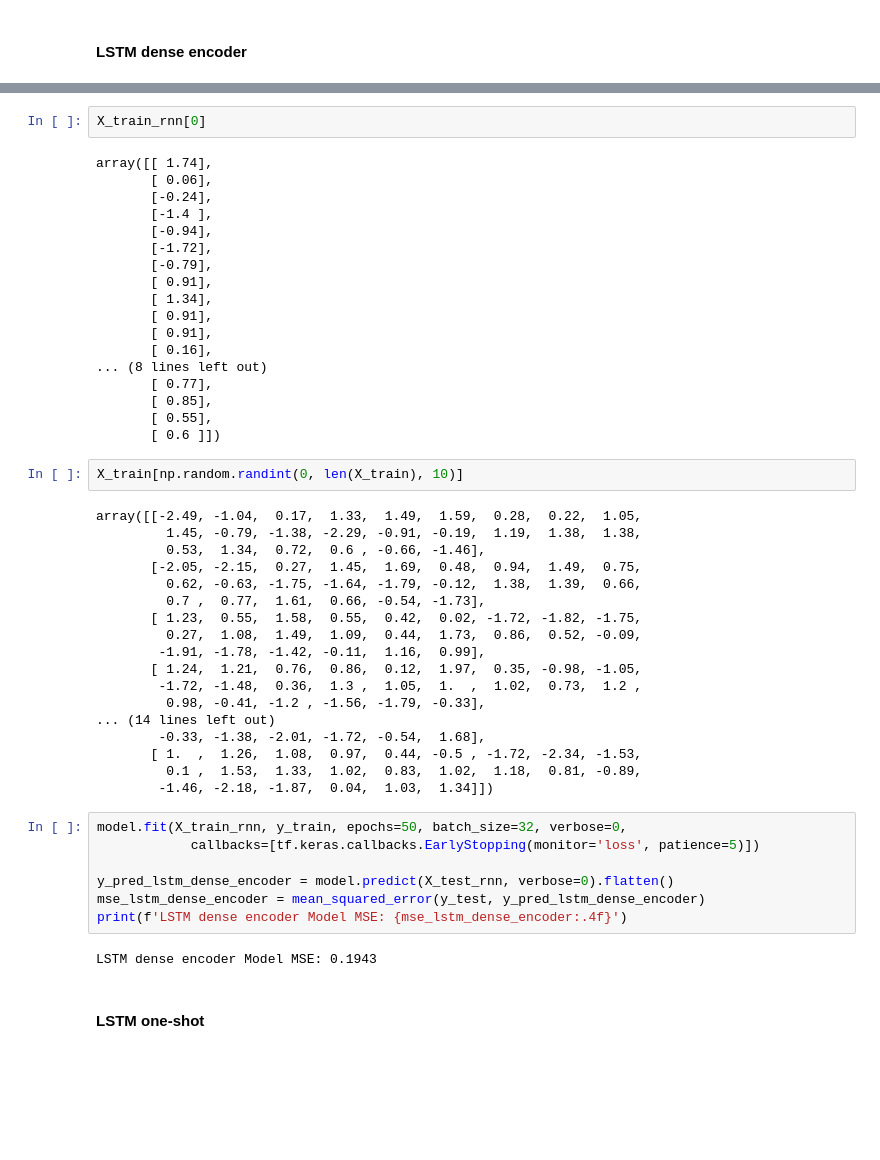
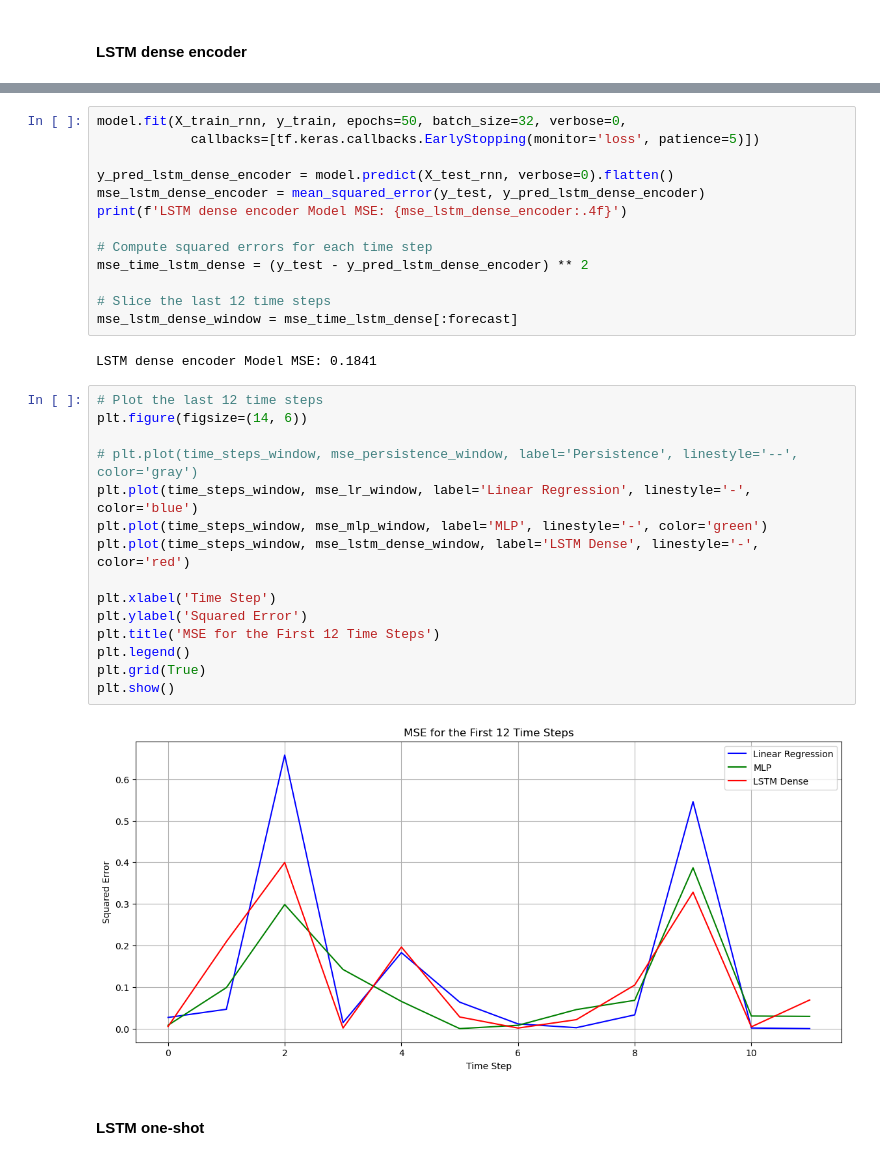
Before and after one commit to ieadoboe/effective-waffle, a Jupyter notebook: 21_mauna_loa_co2_rnn.ipynb, the cells around one changed output, grey strips where cells are left out. Saved outputs shown, nothing was run; the diff lists cells and outputs as text; blank space fills up the shorter version.

```diff
--- a/21_mauna_loa_co2_rnn.ipynb
+++ b/21_mauna_loa_co2_rnn.ipynb
@@ -209,46 +211,6 @@ Model: "functional_3"
  Total params: 3,281 (12.82 KB)
  Trainable params: 3,281 (12.82 KB)
  Non-trainable params: 0 (0.00 B)
-# %%
-X_train_rnn[0]
-# %% [output]
-array([[ 1.74],
-       [ 0.06],
-       [-0.24],
-       [-1.4 ],
-       [-0.94],
-       [-1.72],
-       [-0.79],
-       [ 0.91],
-       [ 1.34],
-       [ 0.91],
-       [ 0.91],
-       [ 0.16],
-... (8 lines left out)
-       [ 0.77],
-       [ 0.85],
-       [ 0.55],
-       [ 0.6 ]])
-# %%
-X_train[np.random.randint(0, len(X_train), 10)]
-# %% [output]
-array([[-2.49, -1.04,  0.17,  1.33,  1.49,  1.59,  0.28,  0.22,  1.05,
-         1.45, -0.79, -1.38, -2.29, -0.91, -0.19,  1.19,  1.38,  1.38,
-         0.53,  1.34,  0.72,  0.6 , -0.66, -1.46],
-       [-2.05, -2.15,  0.27,  1.45,  1.69,  0.48,  0.94,  1.49,  0.75,
-         0.62, -0.63, -1.75, -1.64, -1.79, -0.12,  1.38,  1.39,  0.66,
-         0.7 ,  0.77,  1.61,  0.66, -0.54, -1.73],
-       [ 1.23,  0.55,  1.58,  0.55,  0.42,  0.02, -1.72, -1.82, -1.75,
-         0.27,  1.08,  1.49,  1.09,  0.44,  1.73,  0.86,  0.52, -0.09,
-        -1.91, -1.78, -1.42, -0.11,  1.16,  0.99],
-       [ 1.24,  1.21,  0.76,  0.86,  0.12,  1.97,  0.35, -0.98, -1.05,
-        -1.72, -1.48,  0.36,  1.3 ,  1.05,  1.  ,  1.02,  0.73,  1.2 ,
-         0.98, -0.41, -1.2 , -1.56, -1.79, -0.33],
-... (14 lines left out)
-        -0.33, -1.38, -2.01, -1.72, -0.54,  1.68],
-       [ 1.  ,  1.26,  1.08,  0.97,  0.44, -0.5 , -1.72, -2.34, -1.53,
-         0.1 ,  1.53,  1.33,  1.02,  0.83,  1.02,  1.18,  0.81, -0.89,
-        -1.46, -2.18, -1.87,  0.04,  1.03,  1.34]])
 # %%
 model.fit(X_train_rnn, y_train, epochs=50, batch_size=32, verbose=0,
             callbacks=[tf.keras.callbacks.EarlyStopping(monitor='loss', patience=5)])
@@ -256,7 +218,30 @@ model.fit(X_train_rnn, y_train, epochs=50, batch_size=32, verbose=0,
 y_pred_lstm_dense_encoder = model.predict(X_test_rnn, verbose=0).flatten()
 mse_lstm_dense_encoder = mean_squared_error(y_test, y_pred_lstm_dense_encoder)
 print(f'LSTM dense encoder Model MSE: {mse_lstm_dense_encoder:.4f}')
+
+# Compute squared errors for each time step
+mse_time_lstm_dense = (y_test - y_pred_lstm_dense_encoder) ** 2
+
+# Slice the last 12 time steps
+mse_lstm_dense_window = mse_time_lstm_dense[:forecast]
 # %% [output]
-LSTM dense encoder Model MSE: 0.1943
+LSTM dense encoder Model MSE: 0.1841
+# %%
+# Plot the last 12 time steps
+plt.figure(figsize=(14, 6))
+
+# plt.plot(time_steps_window, mse_persistence_window, label='Persistence', linestyle='--', color='gray')
+plt.plot(time_steps_window, mse_lr_window, label='Linear Regression', linestyle='-', color='blue')
+plt.plot(time_steps_window, mse_mlp_window, label='MLP', linestyle='-', color='green')
+plt.plot(time_steps_window, mse_lstm_dense_window, label='LSTM Dense', linestyle='-', color='red')
+
+plt.xlabel('Time Step')
+plt.ylabel('Squared Error')
+plt.title('MSE for the First 12 Time Steps')
+plt.legend()
+plt.grid(True)
+plt.show()
+# %% [output]
+[figure, added]
 # %% [markdown]
 #### LSTM one-shot
```
Also changed, not shown: parts of 11 cells of this notebook, 2 other files.
